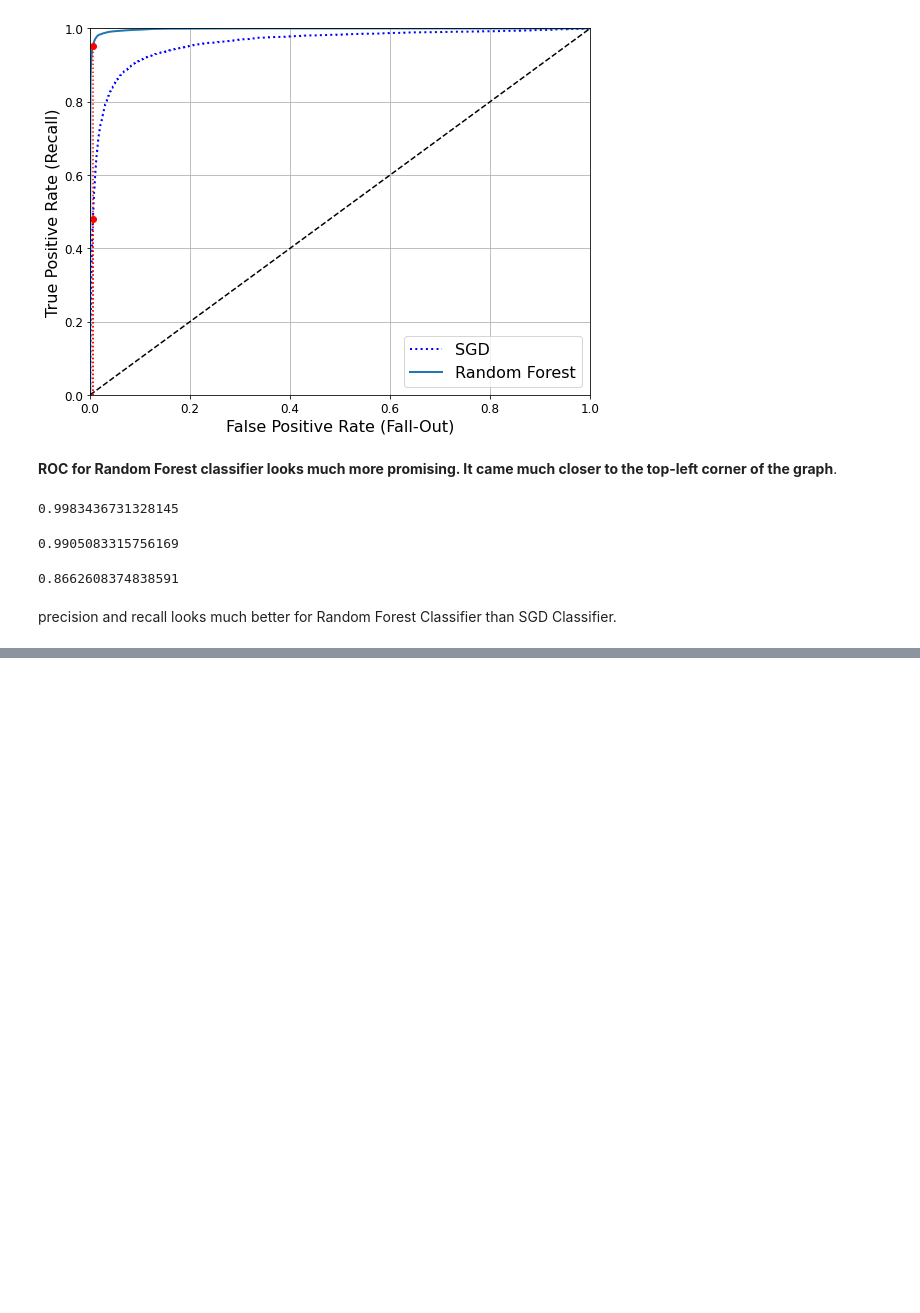
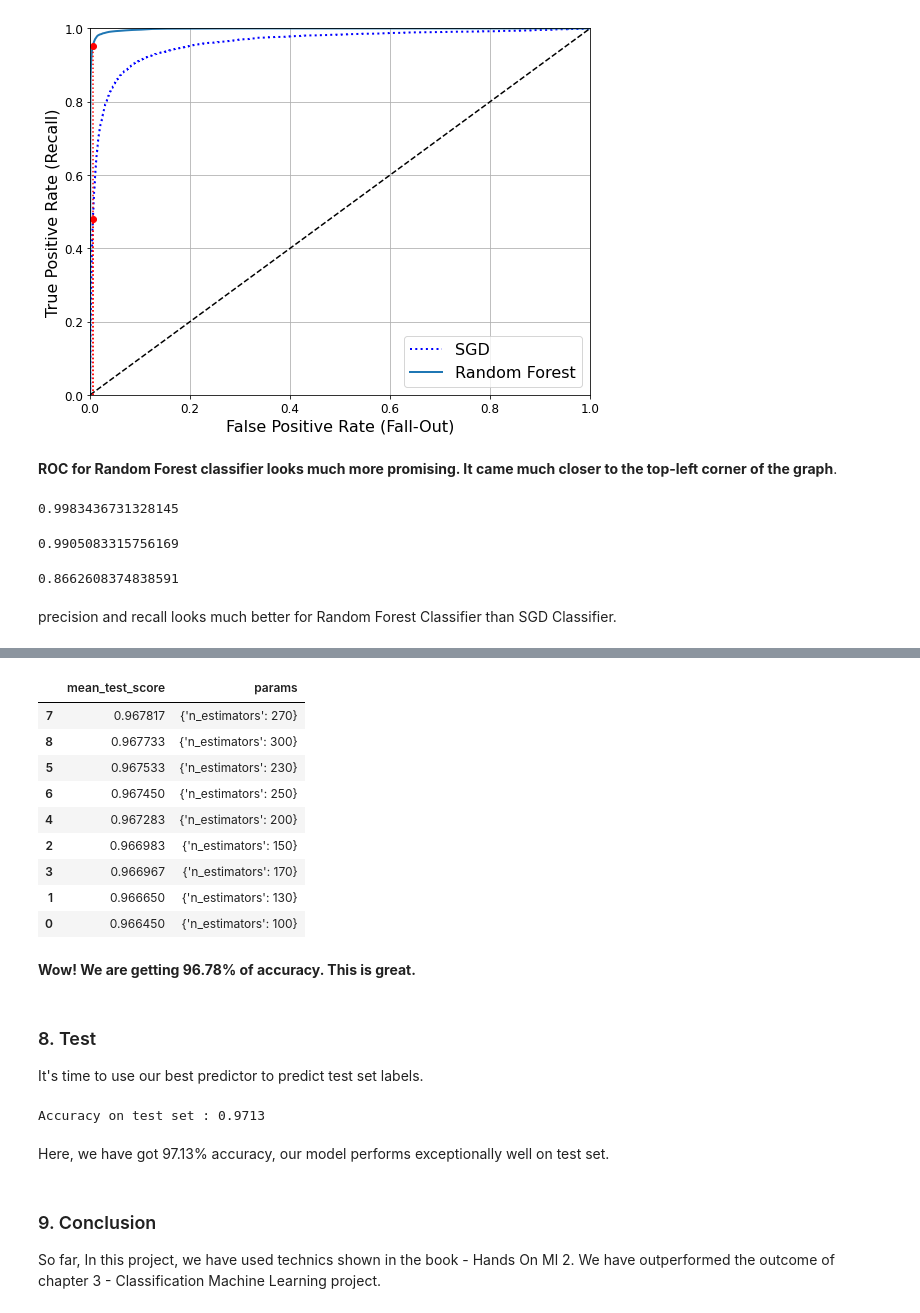
Before and after one commit to Smit6/mnist-classification, a Jupyter notebook: mnist-classification.ipynb, the cells around one changed output, grey strips where cells are left out. Cells and saved outputs as stored; diff of their text form; code cells hidden in the pictures; blank space fills up the shorter version.

```diff
--- a/mnist-classification.ipynb
+++ b/mnist-classification.ipynb
@@ -434,0 +520,40 @@ precision and recall looks much better for Random Forest Classifier than SGD Cla
+# %%
+grid_search_result = pd.DataFrame(grid_search.cv_results_)[['mean_test_score', 'params']].copy()
+grid_search_result.mean_test_score =  grid_search_result.mean_test_score
+grid_search_result.columns = ['mean_test_score', 'params']
+grid_search_result.sort_values(by = ['mean_test_score'], ascending = False)
+# %% [output]
+|  | mean_test_score | params |
+| 7 | 0.967817 | {'n_estimators': 270} |
+| 8 | 0.967733 | {'n_estimators': 300} |
+| 5 | 0.967533 | {'n_estimators': 230} |
+| 6 | 0.967450 | {'n_estimators': 250} |
+| 4 | 0.967283 | {'n_estimators': 200} |
+| 2 | 0.966983 | {'n_estimators': 150} |
+| 3 | 0.966967 | {'n_estimators': 170} |
+| 1 | 0.966650 | {'n_estimators': 130} |
+| 0 | 0.966450 | {'n_estimators': 100} |
+# %% [markdown]
+**Wow! We are getting 96.78% of accuracy. This is great.**
+# %% [markdown]
+<a id = 'test'></a>
+### 8. Test
+
+It's time to use our best predictor to predict test set labels.
+# %%
+from sklearn import metrics
+final_model = grid_search.best_estimator_
+
+final_predictions = final_model.predict(digits_test)
+
+final_score = metrics.accuracy_score(labels_test, final_predictions)
+print('Accuracy on test set :', final_score)
+# %% [output]
+Accuracy on test set : 0.9713
+# %% [markdown]
+Here, we have got 97.13% accuracy, our model performs exceptionally well on test set.
+# %% [markdown]
+<a id = 'conclusion'></a>
+### 9. Conclusion
+
+So far, In this project, we have used technics shown in the book - Hands On Ml 2. We have outperformed the outcome of chapter 3 - Classification Machine Learning project.
```
Also changed, not shown: parts of 19 cells of this notebook.
